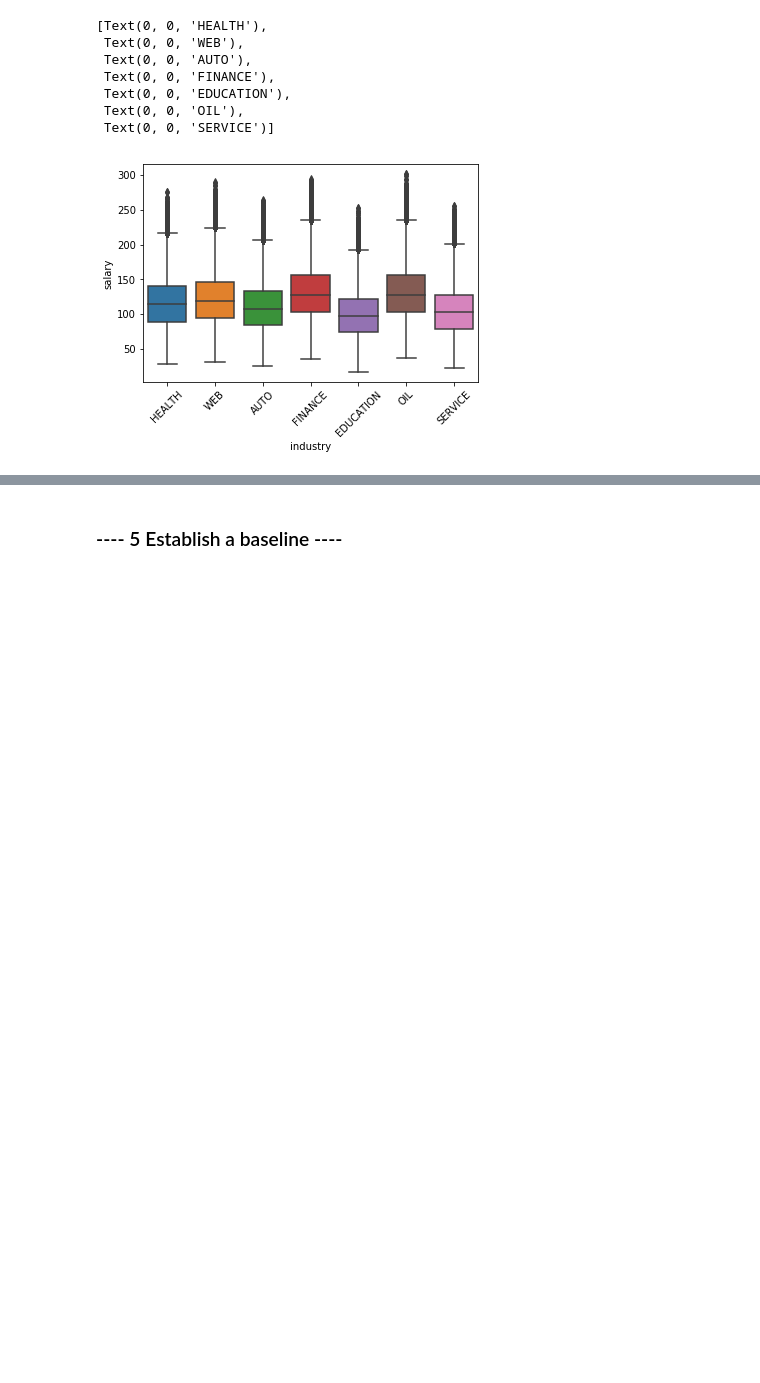
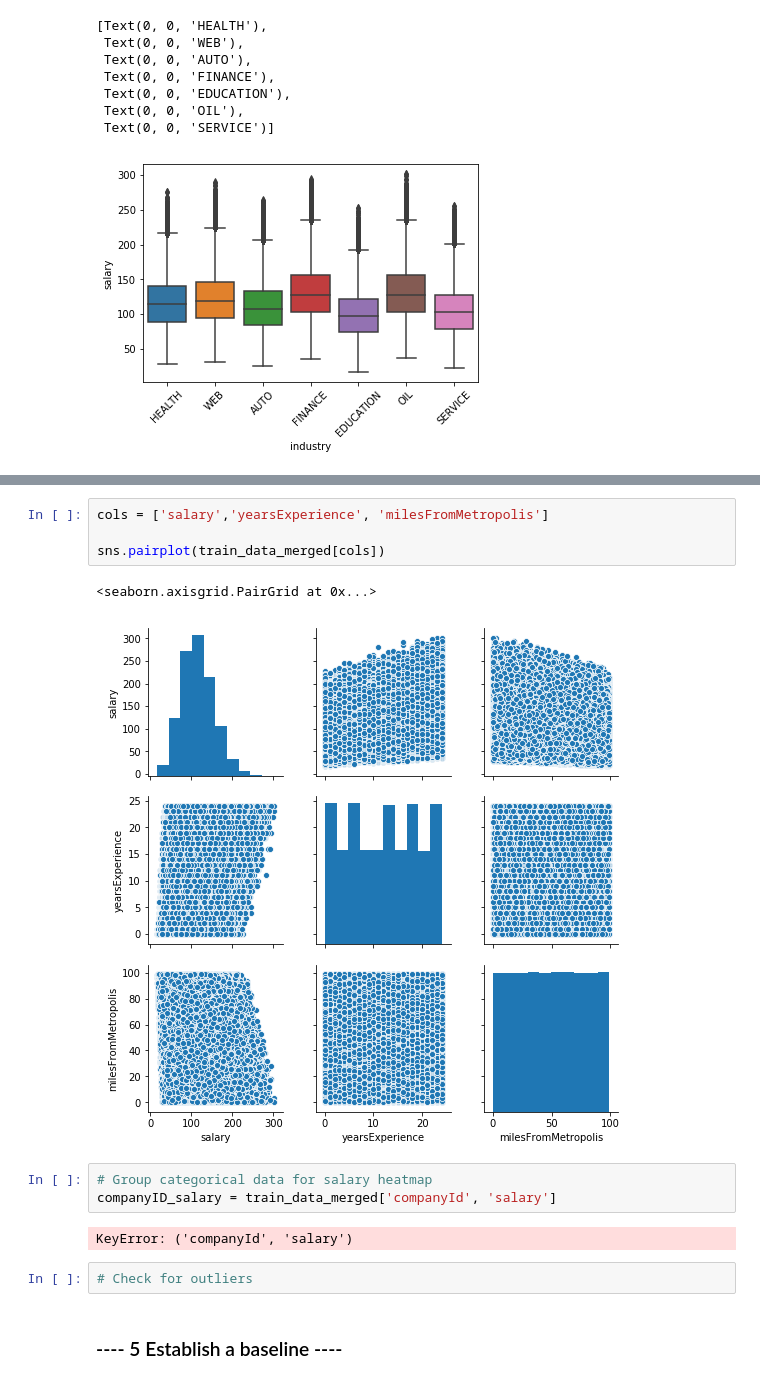
Before and after one commit to deejayrusso/Salary-Prediction-Portfolio, a Jupyter notebook: Salary Prediction Notebook.ipynb, the cells around one changed output, grey strips where cells are left out. Drawn from its saved outputs; the diff is of its cells as text; blank space fills up the shorter version.

Commit message:
Added pairplot

```diff
--- a/Salary Prediction Notebook.ipynb
+++ b/Salary Prediction Notebook.ipynb
@@ -396,3 +402,17 @@ industrySalary.set_xticklabels(industrySalary.get_xticklabels(), rotation=45)
+# %%
+cols = ['salary','yearsExperience', 'milesFromMetropolis']
+
+sns.pairplot(train_data_merged[cols])
+# %% [output]
+<seaborn.axisgrid.PairGrid at 0x...>
+[figure, added]
+# %%
+# Group categorical data for salary heatmap
+companyID_salary = train_data_merged['companyId', 'salary']
+# %% [output]
+KeyError: ('companyId', 'salary')
+# %%
+# Check for outliers
 # %% [markdown]
 ### ---- 5 Establish a baseline ----
 # %%
```
Also changed, not shown: parts of 1 cell of this notebook.
